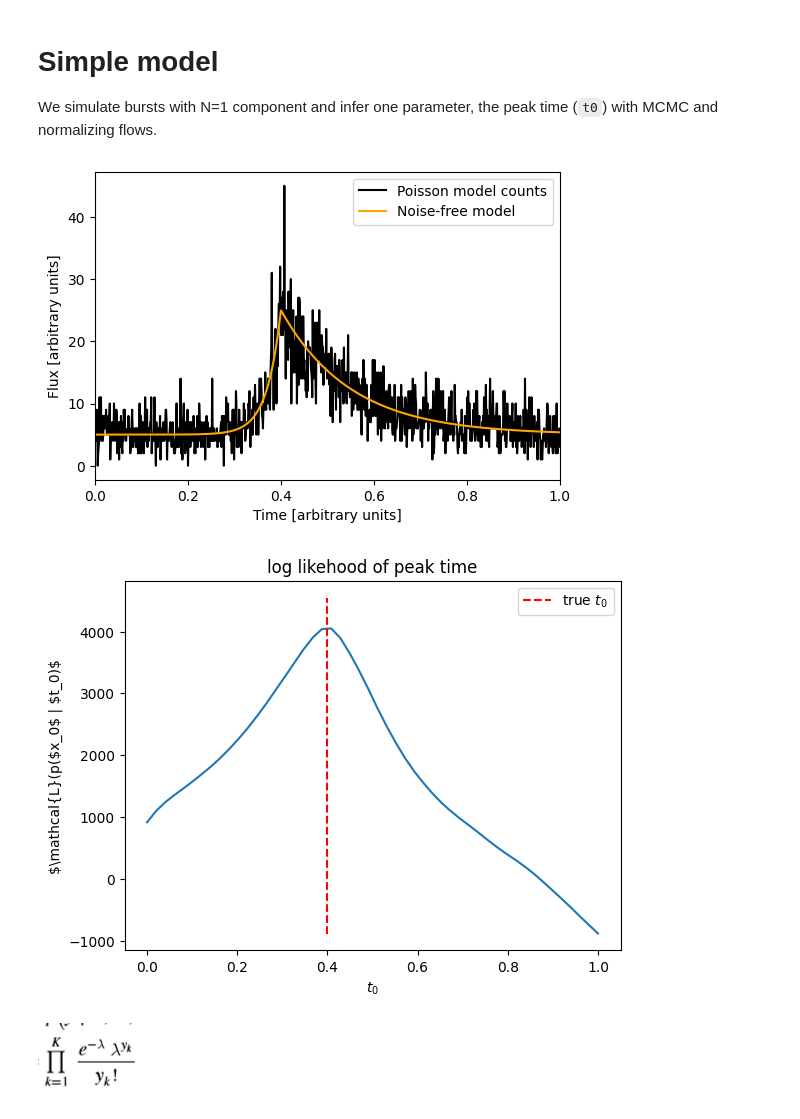
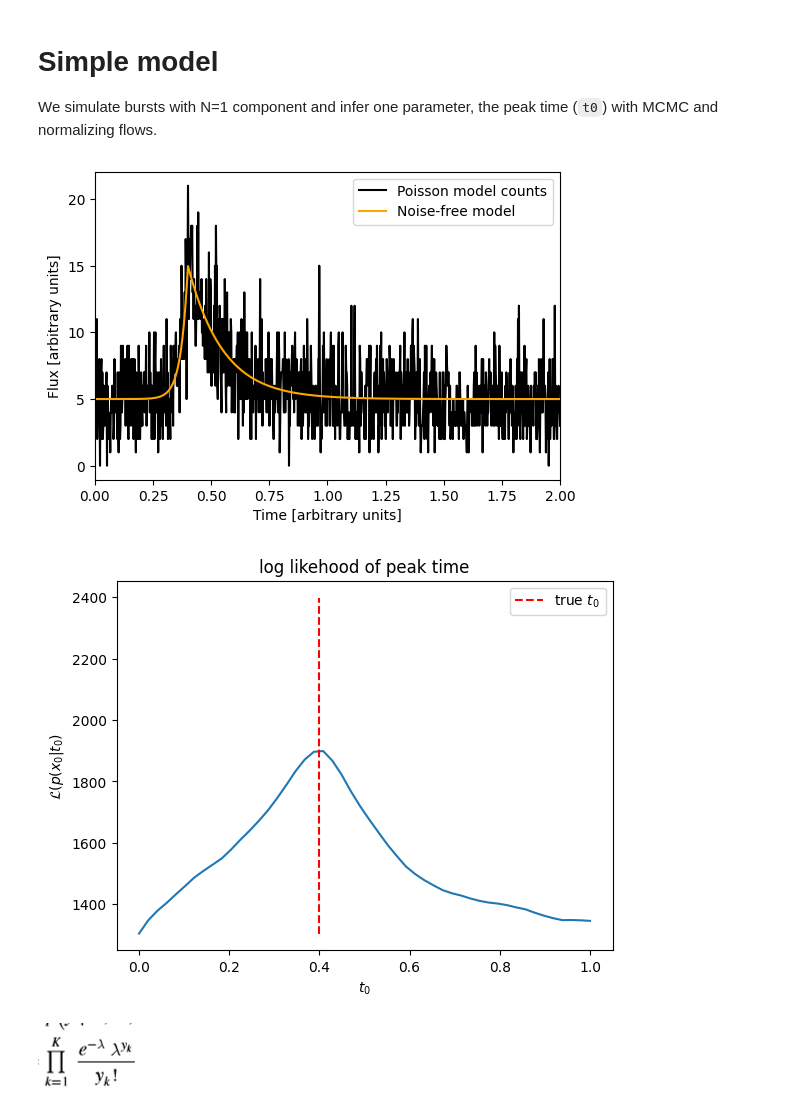
Before and after one commit to Ninavd/FRB-flow, a Jupyter notebook: notebooks/simple_model.ipynb, the cells around one changed output. Cells and saved outputs as stored; diff of their text form; code cells hidden in the pictures.

```diff
--- a/notebooks/simple_model.ipynb
+++ b/notebooks/simple_model.ipynb
@@ -13,9 +14,9 @@ import matplotlib.pyplot as plt
 
 from src.helpers import twoexp, combined_twoexp, simulate_burst, plot_simulated_burst
 # %%
-time = np.linspace(0, 1.0, 1000)
+time = np.linspace(0, 2.0, 1000)
 N = 1
-amp = 20.0
+amp = 10.0
 t0 = 0.4
 rise = 0.03
 skew = 5.0
@@ -31,46 +32,41 @@ x_model, x_counts = simulate_burst(
 )
 # %%
 plot_simulated_burst(time, x_counts, x_model)
+plt.show()
 # %% [output]
-[figure, old version]
+[figure, new version]
 # %%
-# define prior for peak time
-def peaktime_prior(t0):
-    """
-    U(0,1), uniform pdf between 0 and 1
-    """
-    return np.random.uniform(0, 1)
-
-def log_likelihood(t0, x_counts):
+def log_likelihood(t0: float, x_counts: Iterable[int]) -> float:
     """
     $ln(p(x_{counts} | t0)$
     natural logarithm of poisson likelihood.
     """
 
     L = 0
     # true rate
     model_counts = combined_twoexp(time, [t0], [amp], [rise], [skew], ybkg)
 
     L = (
         -1 * np.sum(np.log(model_counts))
         + np.sum(x_counts * np.log(model_counts))
-        - np.sum([math.log(math.factorial(x)) for x in x_counts])
+        - np.sum([math.log(math.factorial(x)) for x in x_counts]) # Note x is simulated count and should always be integer
     )
 
+    # TODO: Compare w/ likelihood function of Daniela
     return L
 
 true_t0 = t0
 t0s = np.linspace(0, 1, 50)
 likelihoods = [log_likelihood(t0, x_counts) for t0 in t0s]
 plt.plot(t0s, likelihoods)
 plt.title("log likehood of peak time")
-plt.ylabel("$\mathcal{L}(p($x_0$ | $t_0)$")
+plt.ylabel("$\mathcal{L}(p(x_0 | t_0)$")
 plt.xlabel("$t_0$")
 plt.vlines([true_t0],  ymin=min(likelihoods), ymax=max(likelihoods) + 500, linestyles="dashed", color ='red', label='true $t_0$')
 plt.legend()
 plt.show()
 # %% [output]
-[figure, old version]
+[figure, new version]
 # %% [markdown]
 ![image.png](attachment:image.png)
 # %%
```
Also changed, not shown: parts of 15 cells of this notebook, 1 other file.
